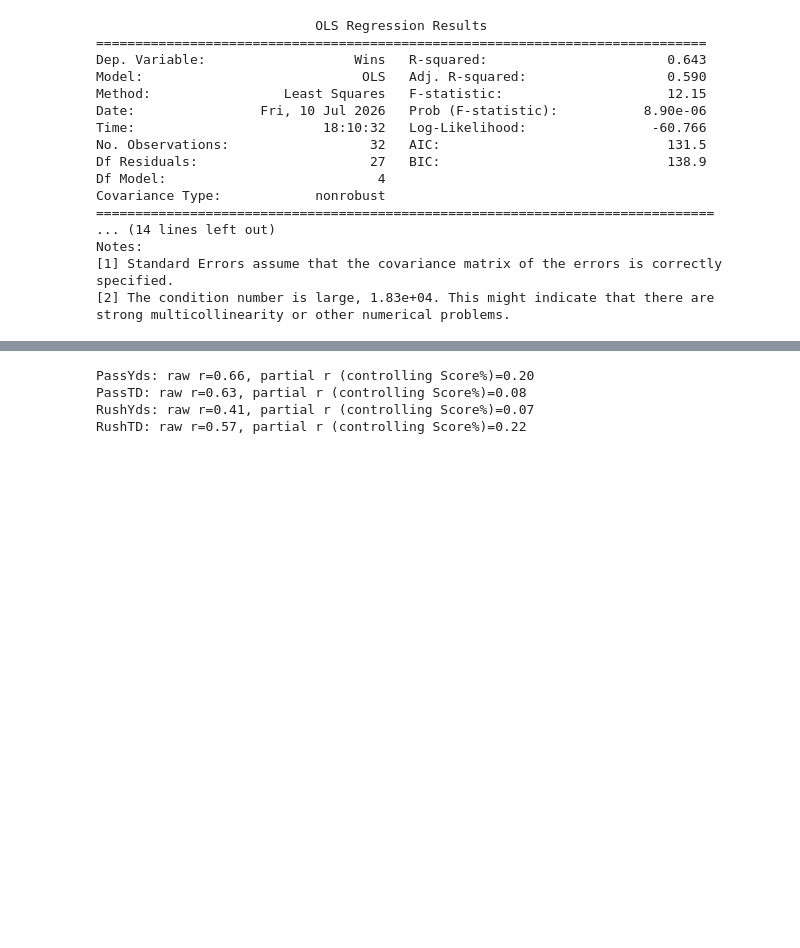
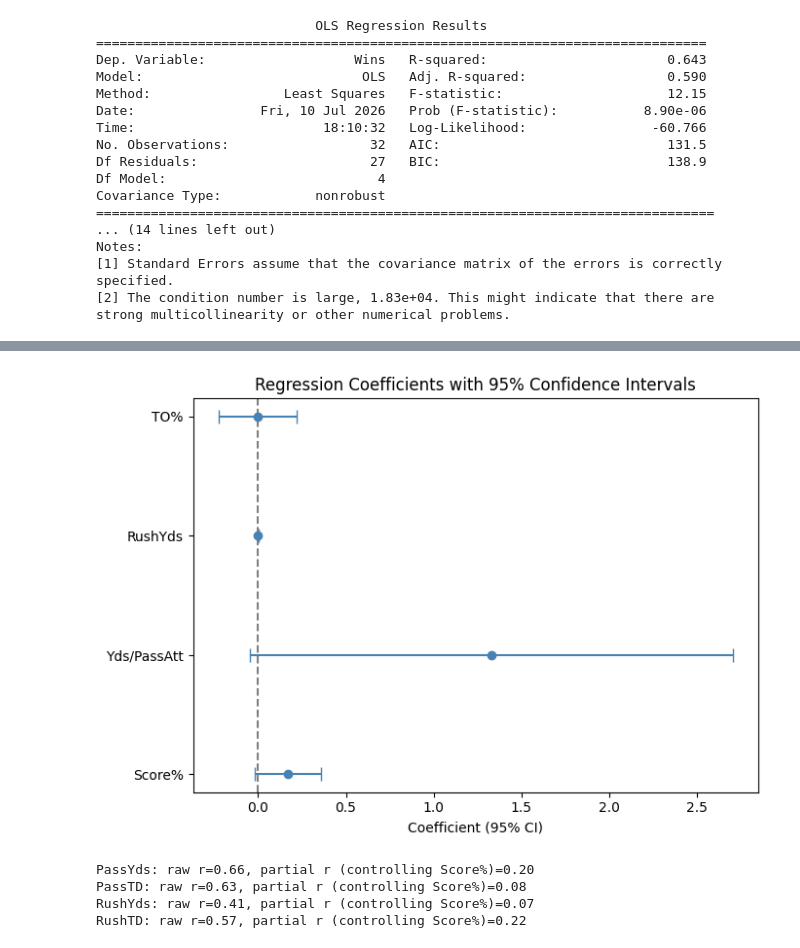
Before and after one commit to steven150704/NFL-Win-Correlation, a Jupyter notebook: win_analysis.ipynb, the cells around one changed output, grey strips where cells are left out. Cells and saved outputs as stored; diff of their text form; code cells hidden in the pictures; blank space fills up the shorter version.

```diff
--- a/win_analysis.ipynb
+++ b/win_analysis.ipynb
@@ -241,3 +303,20 @@ strong multicollinearity or other numerical problems.
+# %%
+#visualize which coefficients are distinguishable from zero
+conf = model.conf_int()
+conf.columns = ["lower", "upper"]
+conf["coef"] = model.params
+conf = conf.drop("const")
+conf["err"] = conf["upper"] - conf["coef"]
+
+fig, ax = plt.subplots(figsize=(7,5))
+ax.errorbar(conf["coef"], conf.index, xerr=conf["err"], fmt="o", capsize=5, color="steelblue")
+ax.axvline(0, color="gray", linestyle="--")
+ax.set_xlabel("Coefficient (95% CI)")
+ax.set_title("Regression Coefficients with 95% Confidence Intervals")
+plt.tight_layout()
+plt.show()
+# %% [output]
+[figure, added]
 # %%
 import numpy as np
 # do rush yards still correlate with wins once Score% is controlled for
```
Also changed, not shown: parts of 5 cells of this notebook, 1 other file.
